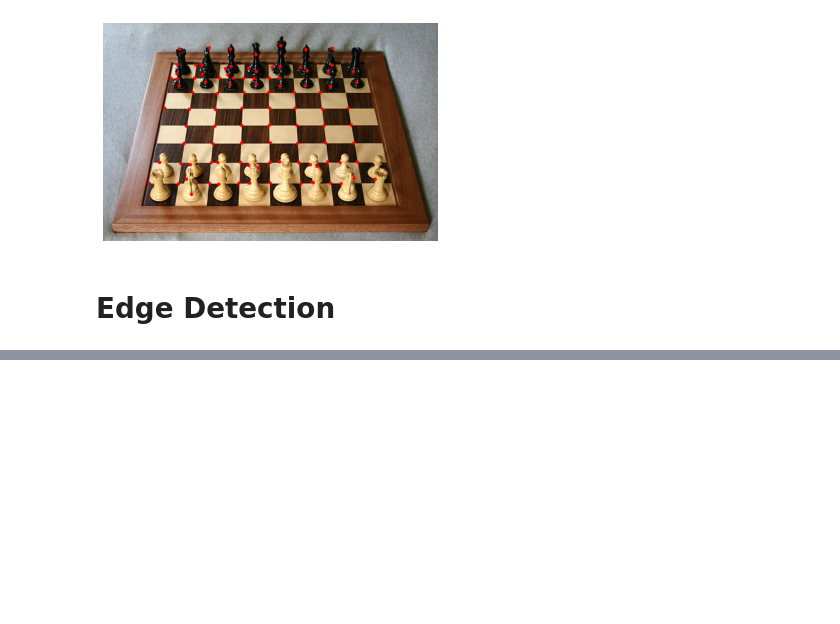
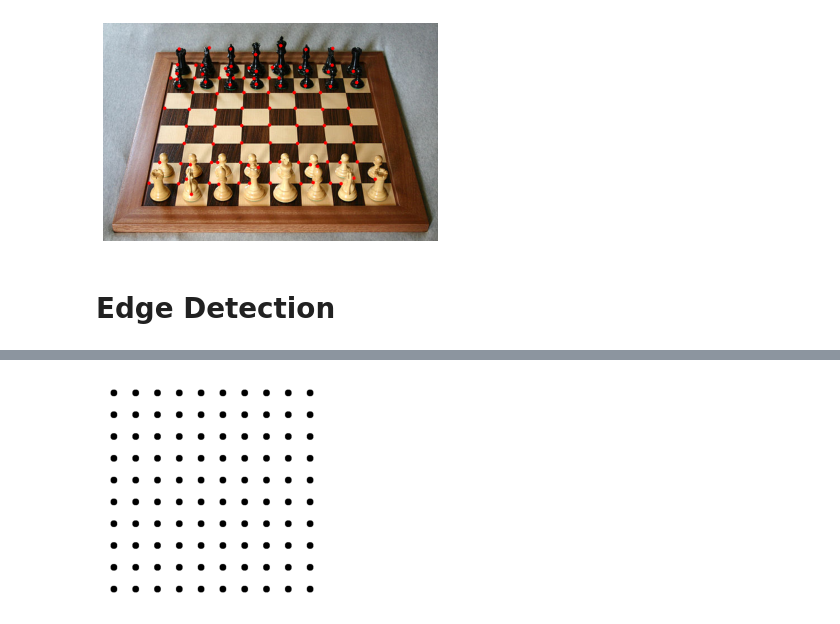
Before and after one commit to luisespriella9/Computer-Vision-Udemy, a Jupyter notebook: Object_Detection.ipynb, the cells around one changed output, grey strips where cells are left out. Cells and saved outputs as stored; diff of their text form; code cells hidden in the pictures; blank space fills up the shorter version.

```diff
--- a/Object_Detection.ipynb
+++ b/Object_Detection.ipynb
@@ -119,0 +160,5 @@ show_image(real_chess)
+# %%
+dots = load_image(working_directory+'/dot_grid.png')
+show_image(dots)
+# %% [output]
+[figure, added]
```
Also changed, not shown: parts of 13 cells of this notebook.
